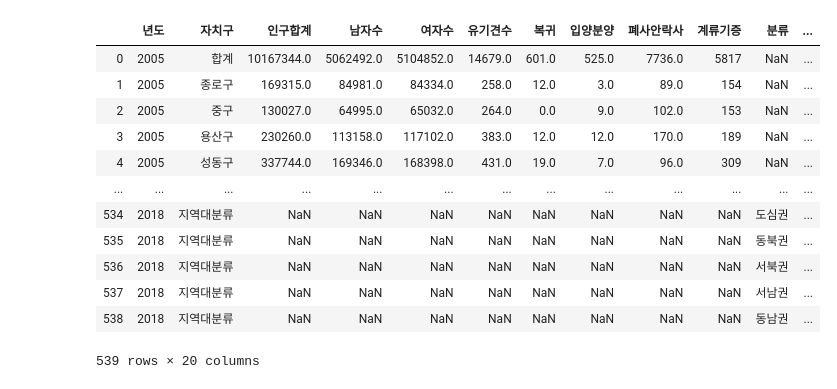
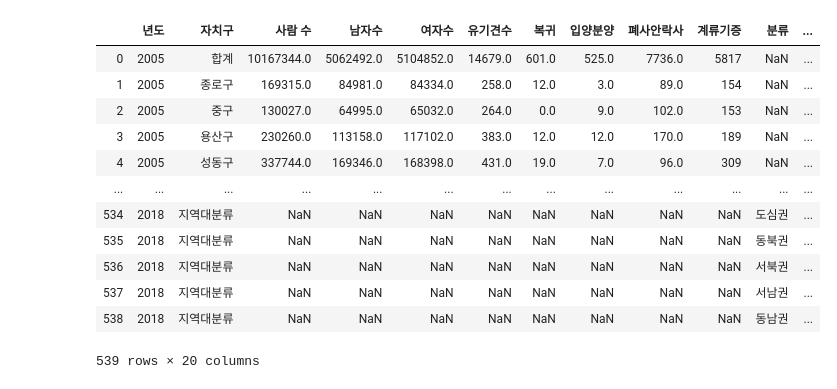
Before and after one commit to Kohayoung/shelter_dog, a Jupyter notebook: 1211_표 병합.ipynb, the cells around one changed output. Saved outputs shown, nothing was run; the diff lists cells and outputs as text; code cells hidden in the pictures.

```diff
--- a/1211_표 병합.ipynb
+++ b/1211_표 병합.ipynb
@@ -22,0 +3,6 @@ df01_ft
+# %%
+#데이터 1
+df01 = pd.read_excel('데이터/01_서울시 주민등록인구 (구별)통계_05-18.xls', header=2)
+df01_ft=df01[['기간', '자치구','계.1','남자.1','여자.1']]
+df01_ft.rename(columns={'기간':'년도','계.1':'사람 수',"남자.1":"남자수", "여자.1":"여자수"}, inplace = True)
+df01_ft
@@ -23,2 +23,6 @@ df01_ft
 # %%
+#데이터 2
 df02= pd.read_excel('데이터/02_서울시 유기동물보호 현황 통계(05~18).xls', header=2)
+df02_ft=df02[['기간','자치구','계','인도(주인)','입양분양','폐사안락사','계류기증']]
+df02_ft.rename(columns={'기간':'년도',"계":"유기견수","인도(주인)":"복귀"}, inplace = True)
+df02_ft
@@ -25,2 +42,0 @@ df02= pd.read_excel('데이터/02_서울시 유기동물보호 현황 통계(05~
-# %%
-df02_ft=df2[['기간','자치구','계','인도(주인)','입양분양','폐사안락사','계류기증']]
@@ -57,7 +58,3 @@ df_result
 | 362 | 2018 | 송파구 | 666635 | 323526 | 343109 | 211 | 57 | 62 | 90 | 2 |
 | 363 | 2018 | 강동구 | 427573 | 211816 | 215757 | 291 | 130 | 107 | 52 | 2 |
 364 rows × 10 columns
-# %%
-#df_result.rename(columns={"기간":"년도", "계.1":"인구합계"}, inplace = True)
-df_result.rename(columns={"남자.1":"남자수", "여자.1":"여자수","계":"유기견수","인도(주인)":"복귀"}, inplace = True)
-df_result
@@ -98,8 +80,9 @@ df03
 # %%
-df_re2 = pd.merge(df_result, df03, how='outer')
-df_re2
+#데이터 결과 = 데이터 결과 +데이터 3
+df_result = pd.merge(df_result, df03, how='outer')
+df_result
 # %% [output]
-|  | 년도 | 자치구 | 인구합계 | 남자수 | 여자수 | 유기견수 | 복귀 | 입양분양 | 폐사안락사 | 계류기증 | 분류 | ... |
+|  | 년도 | 자치구 | 사람 수 | 남자수 | 여자수 | 유기견수 | 복귀 | 입양분양 | 폐사안락사 | 계류기증 | 분류 | ... |
 | 0 | 2005 | 합계 | 10167344.0 | 5062492.0 | 5104852.0 | 14679.0 | 601.0 | 525.0 | 7736.0 | 5817 | NaN | ... |
 | 1 | 2005 | 종로구 | 169315.0 | 84981.0 | 84334.0 | 258.0 | 12.0 | 3.0 | 89.0 | 154 | NaN | ... |
 | 2 | 2005 | 중구 | 130027.0 | 64995.0 | 65032.0 | 264.0 | 0.0 | 9.0 | 102.0 | 153 | NaN | ... |
```
Also changed, not shown: parts of 13 cells of this notebook, 1 other file.
